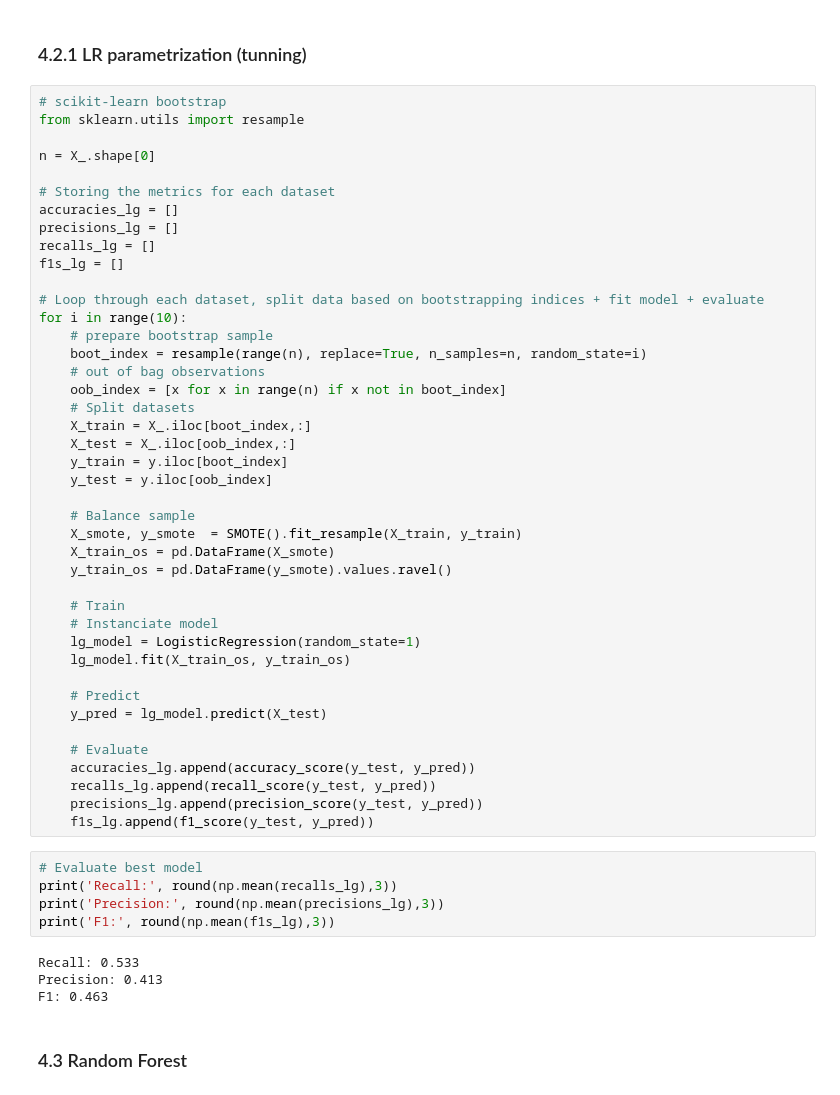
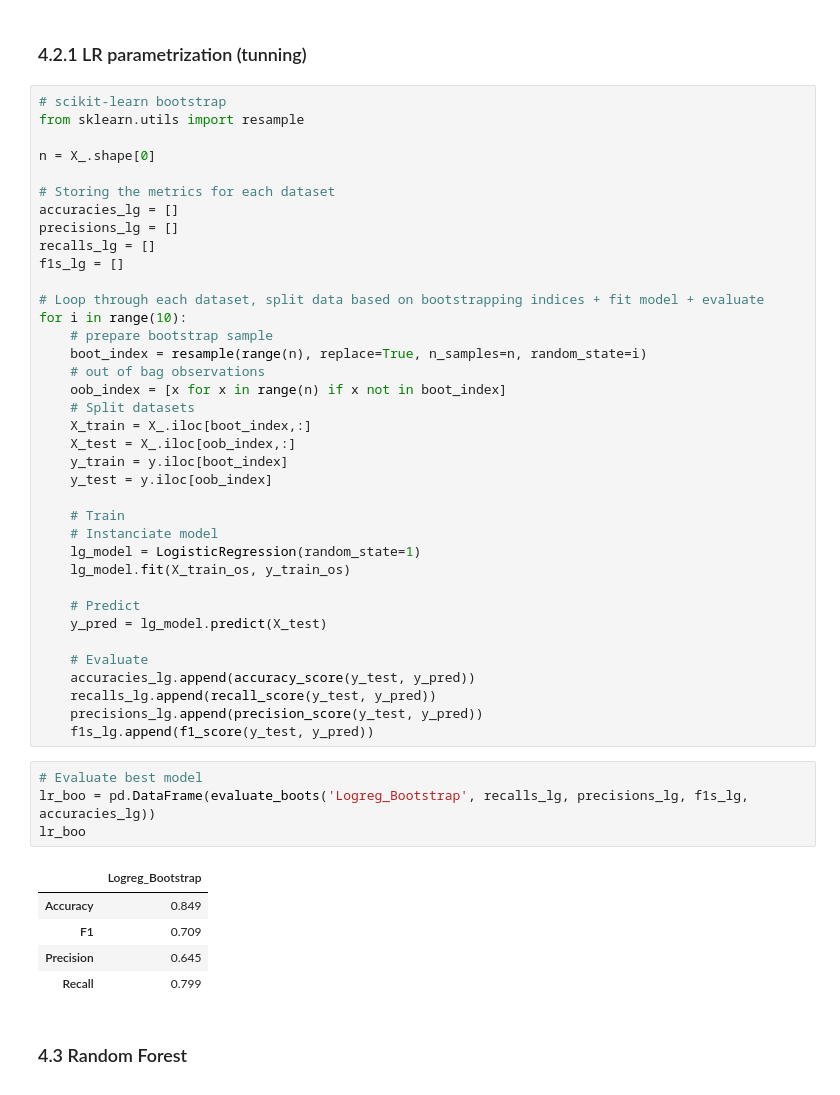
Before and after one commit to Guticar94/COMP20008_Assignment_2, a Jupyter notebook: main.ipynb, the cells around one changed output. Drawn from its saved outputs; the diff is of its cells as text.

```diff
--- a/main.ipynb
+++ b/main.ipynb
@@ -1149,11 +1162,6 @@ for i in range(10):
     y_train = y.iloc[boot_index]
     y_test = y.iloc[oob_index]
 
-    # Balance sample
-    X_smote, y_smote  = SMOTE().fit_resample(X_train, y_train)
-    X_train_os = pd.DataFrame(X_smote)
-    y_train_os = pd.DataFrame(y_smote).values.ravel()
-
     # Train
     # Instanciate model
     lg_model = LogisticRegression(random_state=1)
@@ -1167,15 +1175,16 @@ for i in range(10):
     recalls_lg.append(recall_score(y_test, y_pred))
     precisions_lg.append(precision_score(y_test, y_pred))
     f1s_lg.append(f1_score(y_test, y_pred))
-# %%
-# Evaluate best model
-print('Recall:', round(np.mean(recalls_lg),3))
-print('Precision:', round(np.mean(precisions_lg),3))
-print('F1:', round(np.mean(f1s_lg),3))
-# %% [output]
-Recall: 0.533
-Precision: 0.413
-F1: 0.463
+# %%
+# Evaluate best model
+lr_boo = pd.DataFrame(evaluate_boots('Logreg_Bootstrap', recalls_lg, precisions_lg, f1s_lg, accuracies_lg))
+lr_boo
+# %% [output]
+|  | Logreg_Bootstrap |
+| Accuracy | 0.849 |
+| F1 | 0.709 |
+| Precision | 0.645 |
+| Recall | 0.799 |
 # %% [markdown]
 <h3>4.3 Random Forest
 # %%
```
Also changed, not shown: parts of 19 cells of this notebook.
